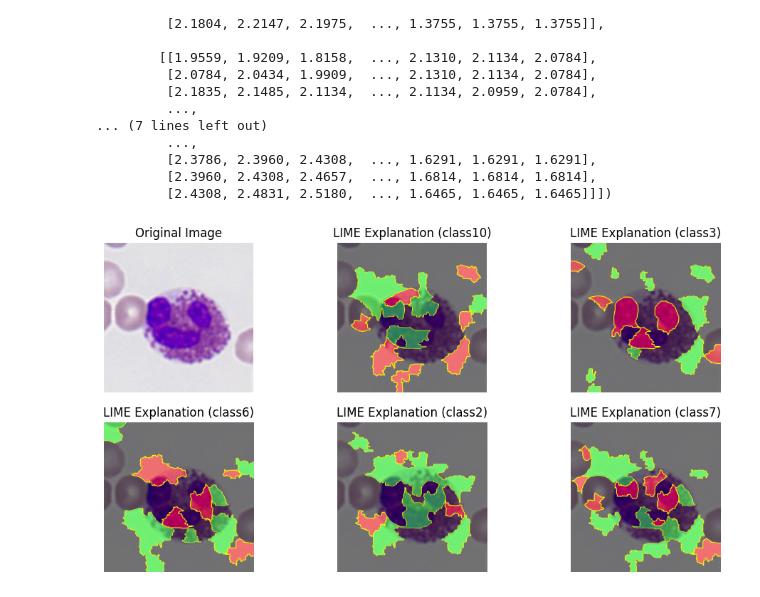
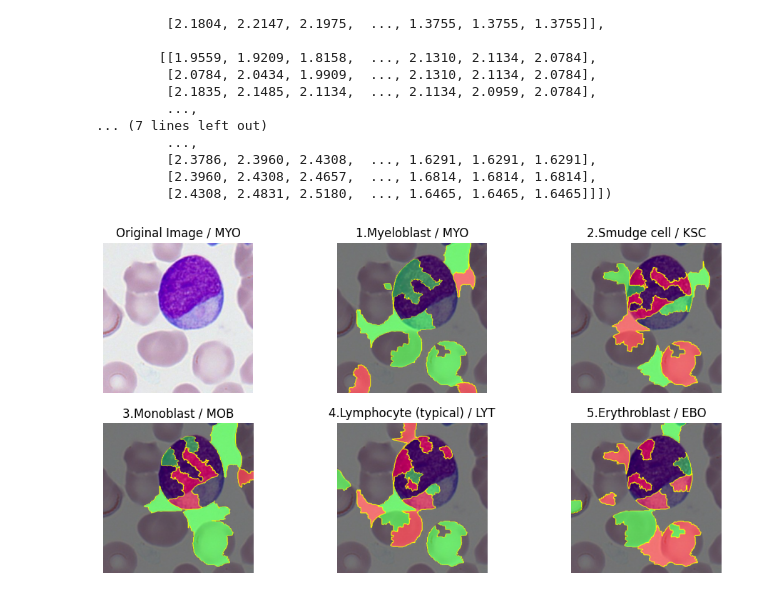
Before and after one commit to f-schreiber/X_AI_project, a Jupyter notebook: LIME.ipynb, the cells around one changed output. Drawn from its saved outputs; the diff is of its cells as text; code cells hidden in the pictures.

Commit message:
LIME Final commit

```diff
--- a/LIME.ipynb
+++ b/LIME.ipynb
@@ -78,38 +82,46 @@ explanation = image_explainer.explain_instance(
 # %%
-import matplotlib.pyplot as plt
+image_explainer = lime_image.LimeImageExplainer()
+
+base_img_path = "eval_data/MYO/5.jpg"
+img = Image.open(base_img_path)
+
+explanation = image_explainer.explain_instance(
+    np.array(img),
+    predict_img,
+    batch_size = 10,
+    hide_color=((0,0,0)),
+    num_features=16000,
+    random_seed=1
+)
+
+labels = ["1.","2.","3.","4.","5."]
 
 fig, axes = plt.subplots(2,3, figsize=(12,6))
 
 axes[0][0].imshow(Image.open(base_img_path))
-axes[0][0].set_title("Original Image")
+axes[0][0].set_title("Original Image / " + base_img_path.split("/")[1])
 axes[0][0].axis("off")
 
 for i in range(0,5,1):
     # Pick the top predicted class
     top_label = explanation.top_labels[i]
 
     # Get image & mask for visualization
     temp, mask = explanation.get_image_and_mask(
         top_label,
         positive_only=False,
-        num_features=20,
+        num_features=15,
         hide_rest=True
     )
 
     overlay = np.zeros((*mask.shape,3), dtype=np.float32)
     overlay[mask == 1] = [0,1,0]
     overlay[mask == -1] = [1,0,0]
 
     combined = 0.5 * np.array(Image.open(base_img_path)) / 255.0 + 0.5* overlay
     i = i+1
     axes[int(i/3)][i%3].imshow(mark_boundaries(combined, mask))
-    axes[int(i/3)][i%3].set_title(f"LIME Explanation (class{top_label})")
+    axes[int(i/3)][i%3].set_title(f"{labels[i-1] + class_dict[int(top_label)]}")
     axes[int(i/3)][i%3].axis("off")
-
-
-
-#plt.imshow(mark_boundaries(combined, mask))
-#plt.axis('off')
-#plt.show()
 # %% [output]
-[figure, old version]
+[figure, new version]
```
Also changed, not shown: parts of 9 cells of this notebook.
